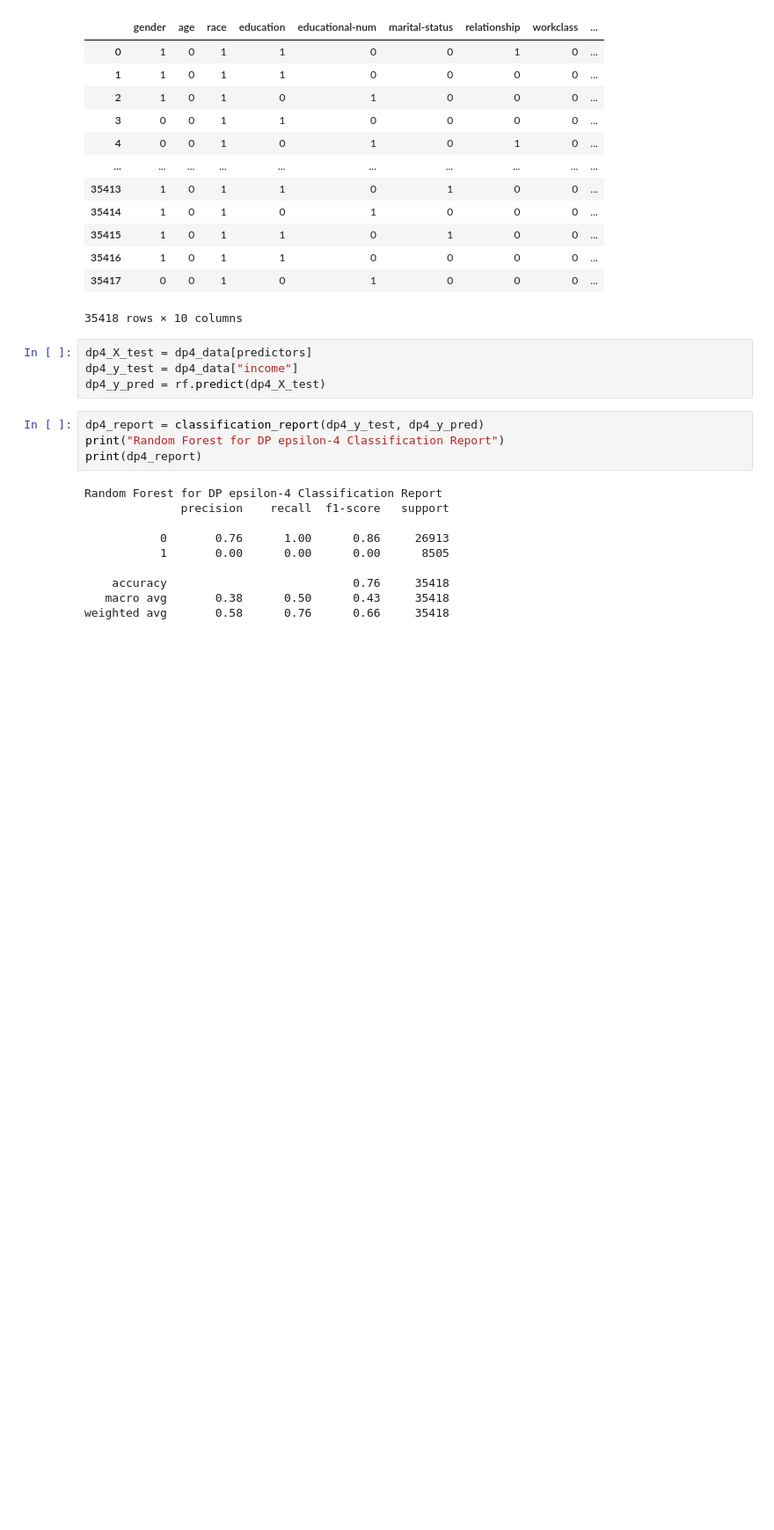
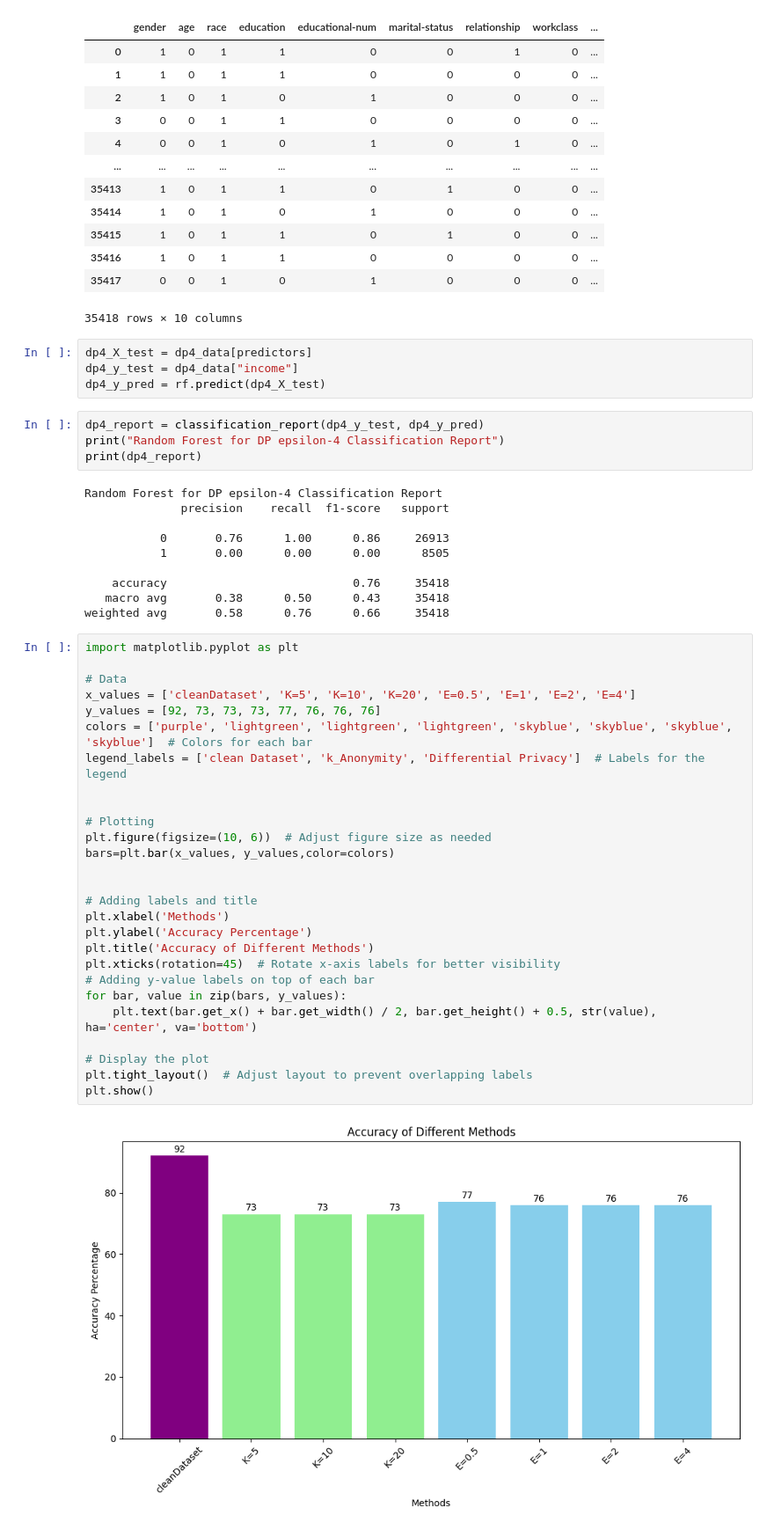
Before and after one commit to swethasrihari/privacy-project-team1, a Jupyter notebook: privacy_project_randomForest.ipynb, the cells around one changed output. Shown at 88% size. Cells and saved outputs as stored; diff of their text form; blank space fills up the shorter version.

```diff
--- a/privacy_project_randomForest.ipynb
+++ b/privacy_project_randomForest.ipynb
@@ -443,3 +615,32 @@ Random Forest for DP epsilon-4 Classification Report
     accuracy                           0.76     35418
    macro avg       0.38      0.50      0.43     35418
 weighted avg       0.58      0.76      0.66     35418
+# %%
+import matplotlib.pyplot as plt
+
+# Data
+x_values = ['cleanDataset', 'K=5', 'K=10', 'K=20', 'E=0.5', 'E=1', 'E=2', 'E=4']
+y_values = [92, 73, 73, 73, 77, 76, 76, 76]
+colors = ['purple', 'lightgreen', 'lightgreen', 'lightgreen', 'skyblue', 'skyblue', 'skyblue', 'skyblue']  # Colors for each bar
+legend_labels = ['clean Dataset', 'k_Anonymity', 'Differential Privacy']  # Labels for the legend
+
+
+# Plotting
+plt.figure(figsize=(10, 6))  # Adjust figure size as needed
+bars=plt.bar(x_values, y_values,color=colors)
+
+
+# Adding labels and title
+plt.xlabel('Methods')
+plt.ylabel('Accuracy Percentage')
+plt.title('Accuracy of Different Methods')
+plt.xticks(rotation=45)  # Rotate x-axis labels for better visibility
+# Adding y-value labels on top of each bar
+for bar, value in zip(bars, y_values):
+    plt.text(bar.get_x() + bar.get_width() / 2, bar.get_height() + 0.5, str(value), ha='center', va='bottom')
+
+# Display the plot
+plt.tight_layout()  # Adjust layout to prevent overlapping labels
+plt.show()
+# %% [output]
+[figure, added]
```
Also changed, not shown: parts of 15 cells of this notebook.
